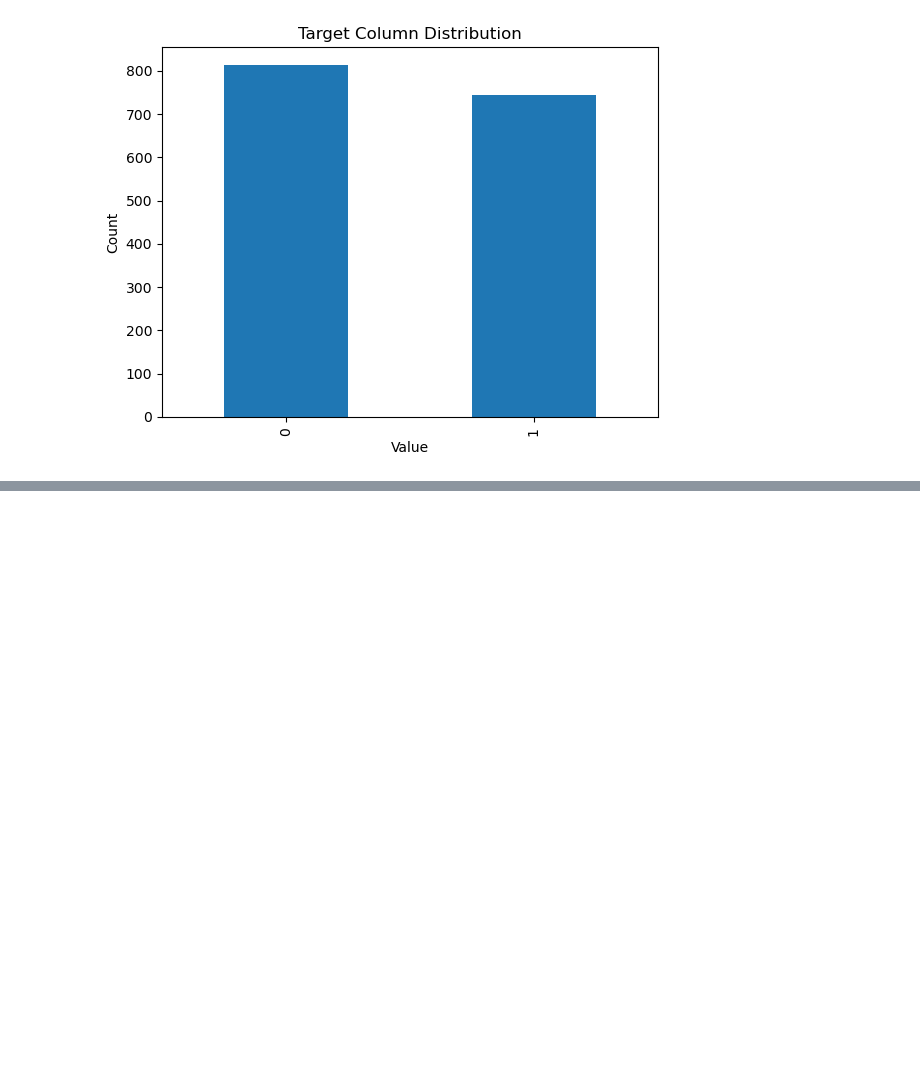
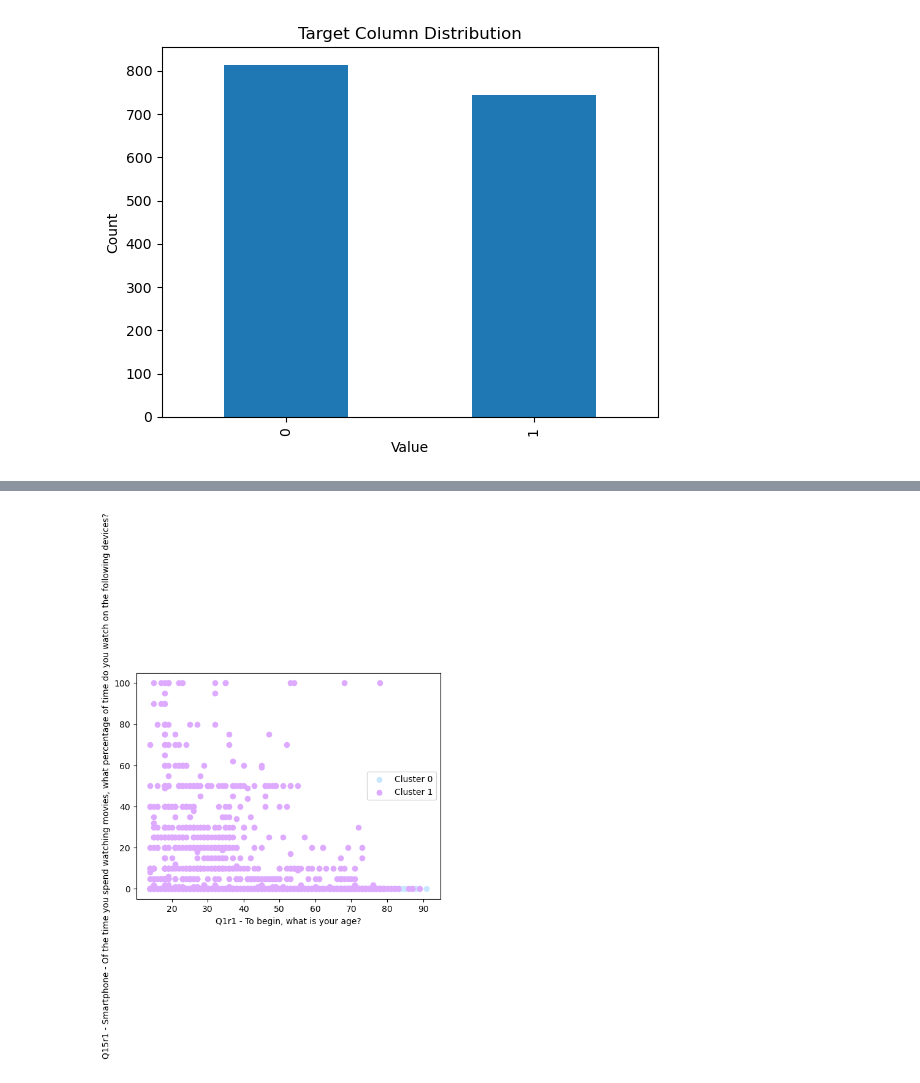
Before and after one commit to maskegger/Deloitte-Survey-Analysis, a Jupyter notebook: Model Training and Evaluation.ipynb, the cells around one changed output, grey strips where cells are left out. Cells and saved outputs as stored; diff of their text form; code cells hidden in the pictures; blank space fills up the shorter version.

```diff
--- a/Model Training and Evaluation.ipynb
+++ b/Model Training and Evaluation.ipynb
@@ -214,0 +315,5 @@ plt.show()
+# %%
+# performing k-means with the number of clusters specified as 2
+n_clusters = 2
+kmeans_pca = KMeans(n_clusters=n_clusters, init='k-means++', random_state= 42)
+kmeans_pca.fit(df)
@@ -214,0 +322,4 @@ plt.show()
+# %%
+# combining all the relevant columns
+df = pd.concat([df.reset_index(drop=True), pd.DataFrame(df, columns=[f"PCA{i}" for i in range(1, 3)]), pd.DataFrame(kmeans_pca.labels_, columns=['Cluster'])], axis=1)
+df.head()
@@ -214,0 +334,17 @@ plt.show()
+# %%
+# plotting 2 health outcome columns by cluster
+fig, ax = plt.subplots()
+
+col1 = 'Q1r1 - To begin, what is your age?'
+col2 = 'Q15r1 - Smartphone - Of the time you spend watching movies, what percentage of time do you watch on the following devices?'
+
+for i, group in df.groupby('Cluster'):
+    ax.scatter(group[col1], group[col2], color=custom_colors[i], label=f'Cluster {i}')
+
+ax.set_xlabel(col1)
+ax.set_ylabel(col2)
+ax.legend()
+
+plt.show()
+# %% [output]
+[figure, added]
```
Also changed, not shown: parts of 10 cells of this notebook, 1 other file.
